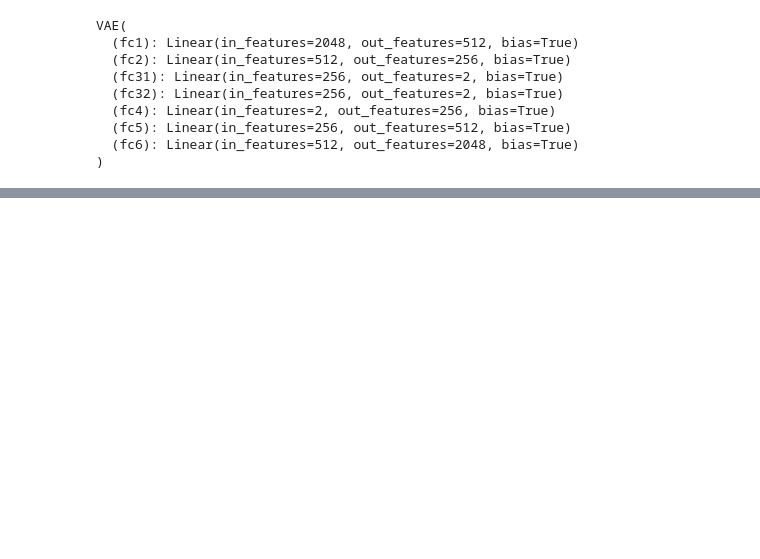
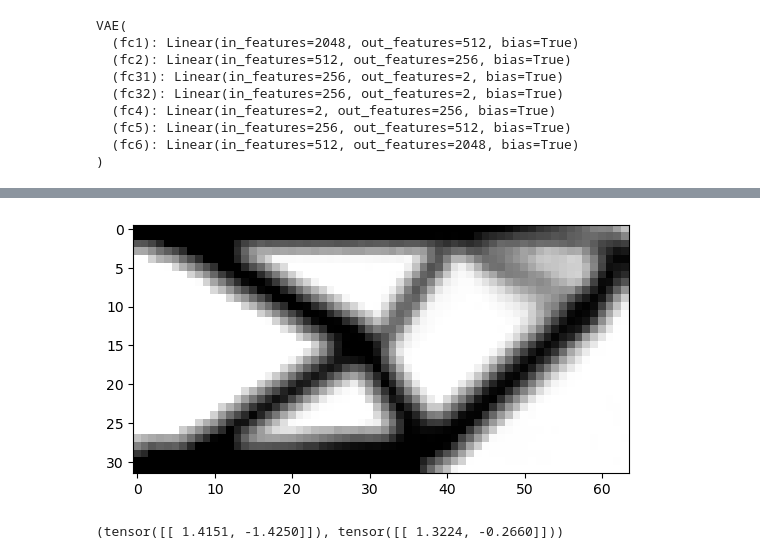
Before and after one commit to pianojay/to-vae, a Jupyter notebook: topo_VAE.ipynb, the cells around one changed output, grey strips where cells are left out. Drawn from its saved outputs; the diff is of its cells as text; code cells hidden in the pictures; blank space fills up the shorter version.

```diff
--- a/topo_VAE.ipynb
+++ b/topo_VAE.ipynb
@@ -204,0 +257,10 @@ csv2fig(reconstructed_dir, reconstructed_dir, False)
+# %%
+_,ax = plt.subplots()
+ax.imshow(-n2.reshape((64,32)).T, cmap='gray', interpolation='none', norm=colors.Normalize(vmin=-1,vmax=0))
+plt.show()
+# %% [output]
+[figure, added]
+# %%
+z, z_
+# %% [output]
+(tensor([[ 1.4151, -1.4250]]), tensor([[ 1.3224, -0.2660]]))
```
Also changed, not shown: parts of 11 cells of this notebook, 44 other files.
